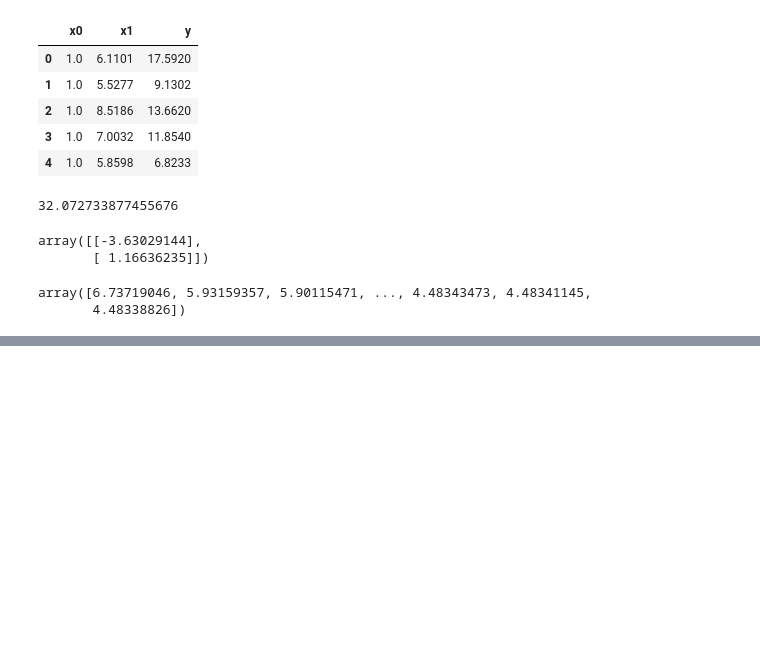
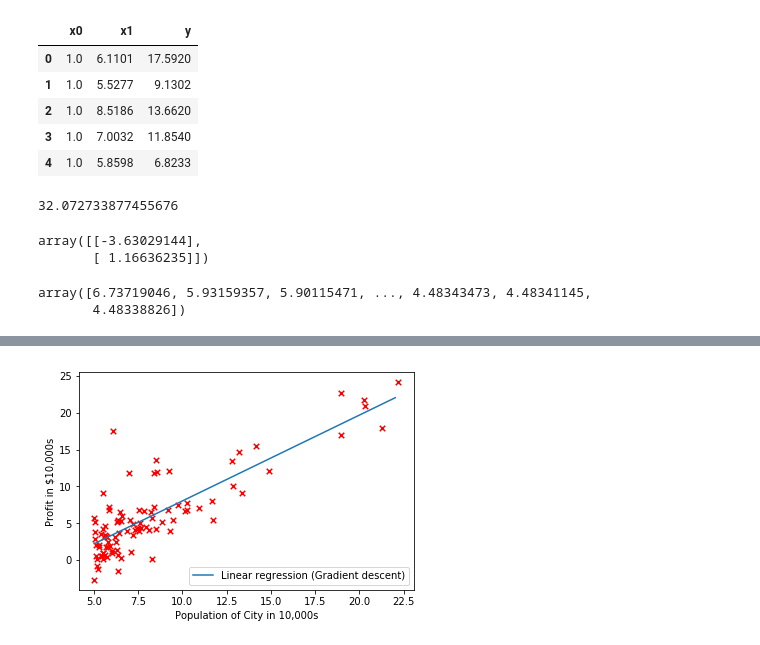
Before and after one commit to aaneloy/Machine-Learning-Andrew-NG-Course-Programming-Assignments-using-Jupyter-Nootbook, a Jupyter notebook: Algorithms/Univariate linear Regression.ipynb, the cells around one changed output, grey strips where cells are left out. Drawn from its saved outputs; the diff is of its cells as text; code cells hidden in the pictures; blank space fills up the shorter version.

```diff
--- a/Algorithms/Univariate linear Regression.ipynb
+++ b/Algorithms/Univariate linear Regression.ipynb
@@ -100,0 +104,10 @@ plt.xlim(0,iterations)
+# %%
+x_range = np.arange(min(data['x1']),max(data['x1']))
+y_range = theta[0] + theta[1]*x_range
+plt.scatter(x1,y,s=30,c='r',marker='x',linewidths=1)
+plt.plot(x_range,y_range, label='Linear regression (Gradient descent)')
+plt.xlabel('Population of City in 10,000s')
+plt.ylabel('Profit in $10,000s')
+plt.legend(loc=4);
+# %% [output]
+[figure, added]
```
Also changed, not shown: parts of 2 cells of this notebook.
